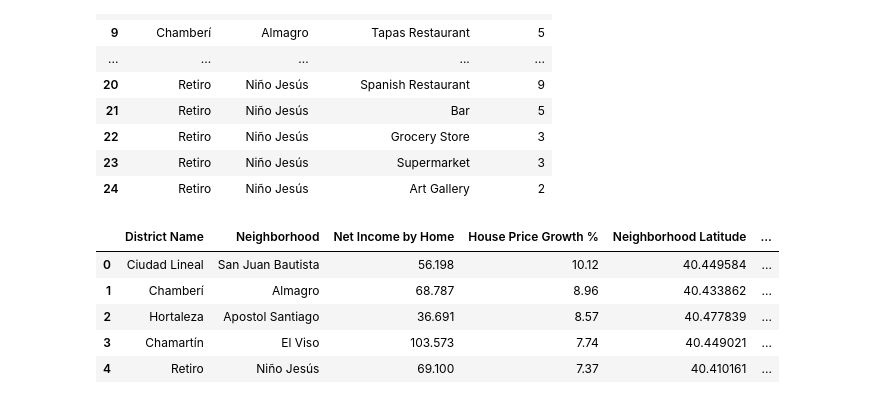
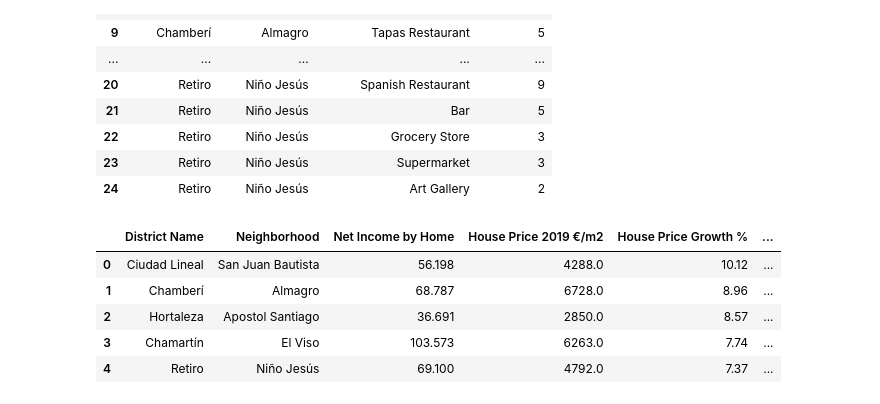
Before and after one commit to cazuaje27/BattleofNeighborhoods, a Jupyter notebook: The Battle of Neighborhoods.ipynb, the cells around one changed output. Cells and saved outputs as stored; diff of their text form; code cells hidden in the pictures.

```diff
--- a/The Battle of Neighborhoods.ipynb
+++ b/The Battle of Neighborhoods.ipynb
@@ -783,22 +829,22 @@ Top5Neigh
 # %%
 #Lets Merge the Top5Neigh dataframe with Madrid dataframe to finally get all the data to the final analysis
 Top5 = Top5Neigh.drop(axis=1,columns=['Venue Category','N° Venues'])
 Top5 = Top5.merge(madrid, how='left', on=['District Name','Neighborhood'])
 Top5.drop_duplicates(inplace=True)
 Top5.sort_values(['House Price Growth %','Net Income by Home'],ascending=[False,False],inplace=True)
-Top5.drop(axis=1, columns=['District Population','House Price 2019 €/m2','House Price 2018 €/m2'], inplace=True)
+Top5.drop(axis=1, columns=['District Population','House Price 2018 €/m2'], inplace=True)
 #Now lets see the cluster information:
 Neighborhoods_cluster = madrid_merged[['Neighborhood','Cluster Labels']]
 
 Top5 = Top5.merge(Neighborhoods_cluster,how='left',on='Neighborhood')
 Top5
 # %% [output]
-|  | District Name | Neighborhood | Net Income by Home | House Price Growth % | Neighborhood Latitude | ... |
-| 0 | Ciudad Lineal | San Juan Bautista | 56.198 | 10.12 | 40.449584 | ... |
-| 1 | Chamberí | Almagro | 68.787 | 8.96 | 40.433862 | ... |
-| 2 | Hortaleza | Apostol Santiago | 36.691 | 8.57 | 40.477839 | ... |
-| 3 | Chamartín | El Viso | 103.573 | 7.74 | 40.449021 | ... |
-| 4 | Retiro | Niño Jesús | 69.100 | 7.37 | 40.410161 | ... |
+|  | District Name | Neighborhood | Net Income by Home | House Price 2019 €/m2 | House Price Growth % | ... |
+| 0 | Ciudad Lineal | San Juan Bautista | 56.198 | 4288.0 | 10.12 | ... |
+| 1 | Chamberí | Almagro | 68.787 | 6728.0 | 8.96 | ... |
+| 2 | Hortaleza | Apostol Santiago | 36.691 | 2850.0 | 8.57 | ... |
+| 3 | Chamartín | El Viso | 103.573 | 6263.0 | 7.74 | ... |
+| 4 | Retiro | Niño Jesús | 69.100 | 4792.0 | 7.37 | ... |
 # %%
 #Lets Create the finally Map with the Top5 Neighborhoods
 
```
Also changed, not shown: parts of 18 cells of this notebook.
